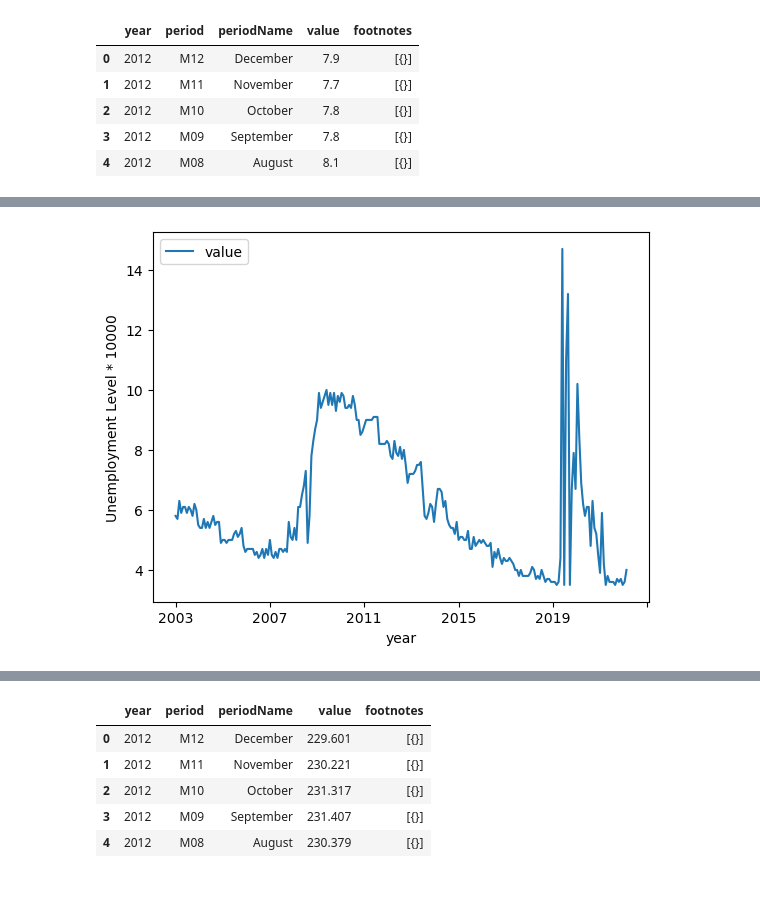
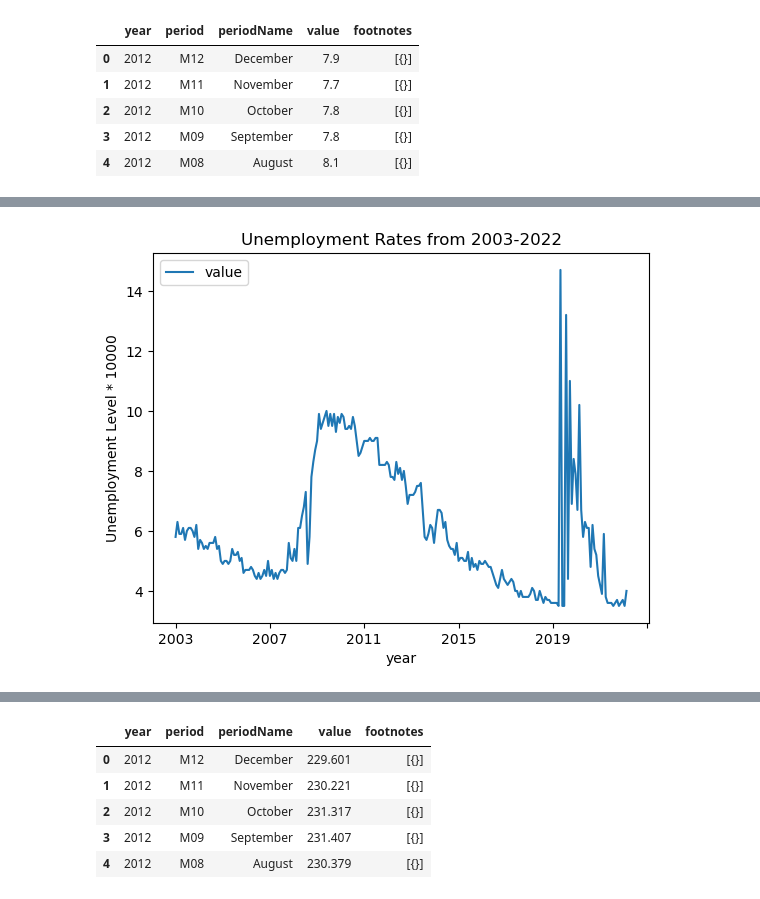
Before and after one commit to PhilipSJLin/Group-Project-1, a Jupyter notebook: BLSPy.ipynb, the cells around one changed output, grey strips where cells are left out. Saved outputs shown, nothing was run; the diff lists cells and outputs as text; code cells hidden in the pictures.

Commit message:
updated with titles

```diff
--- a/BLSPy.ipynb
+++ b/BLSPy.ipynb
@@ -115,8 +115,9 @@ print (merged_df)
 # %%
 merged_df = merged_df.sort_values(by = 'year', ascending= True)
 merged_df.plot(x = 'year', y = 'value')
 plt.xlabel('year')
 plt.ylabel('Unemployment Level * 10000')
-plt.title = ('Unemployment Level from 2003 - 2022')
+plt.title('Unemployment Rates from 2003-2022')
+plt.show()
 # %% [output]
-[figure, old version]
+[figure, new version]
```
Also changed, not shown: parts of 7 cells of this notebook, 2 other files.
